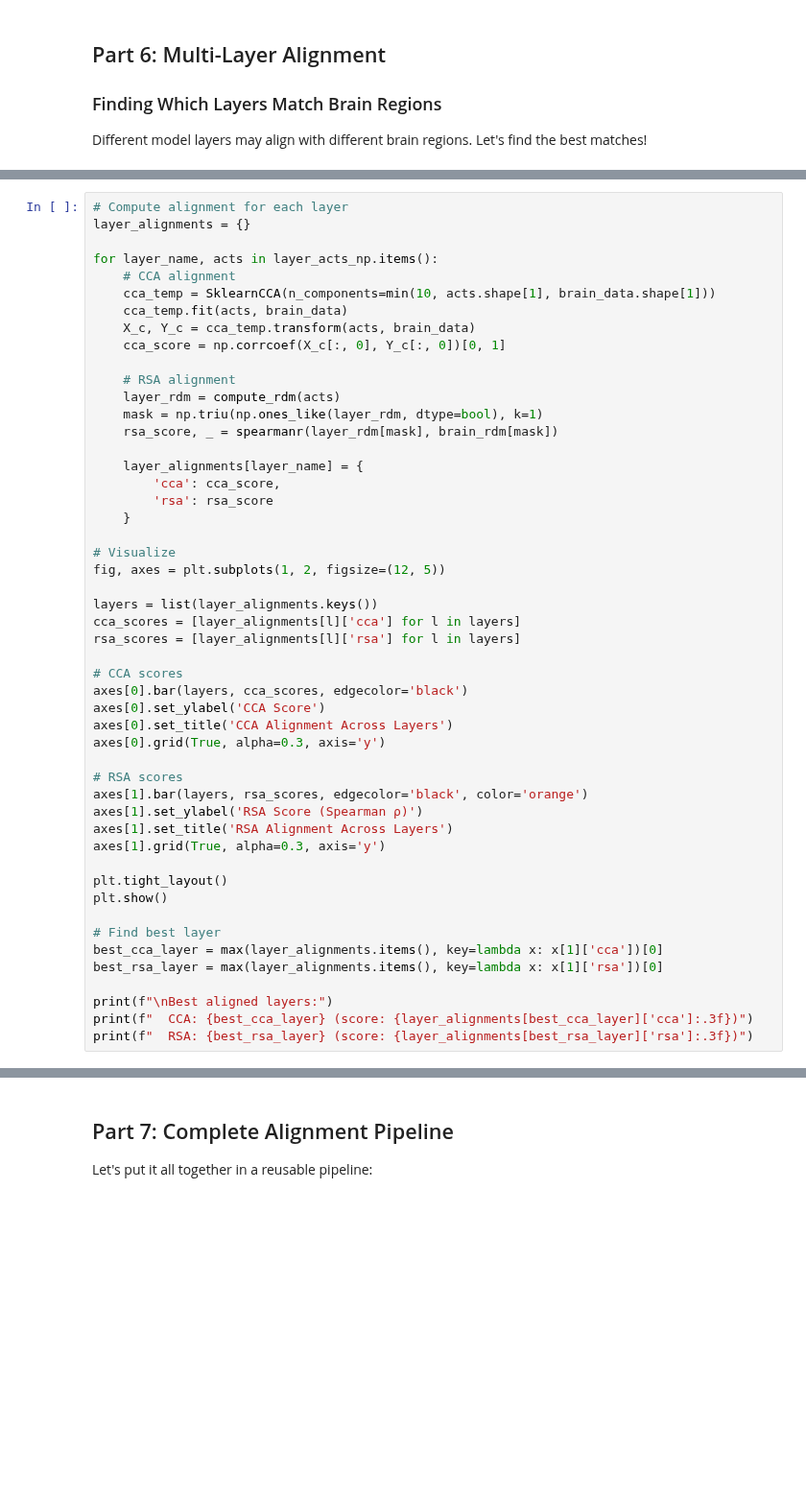
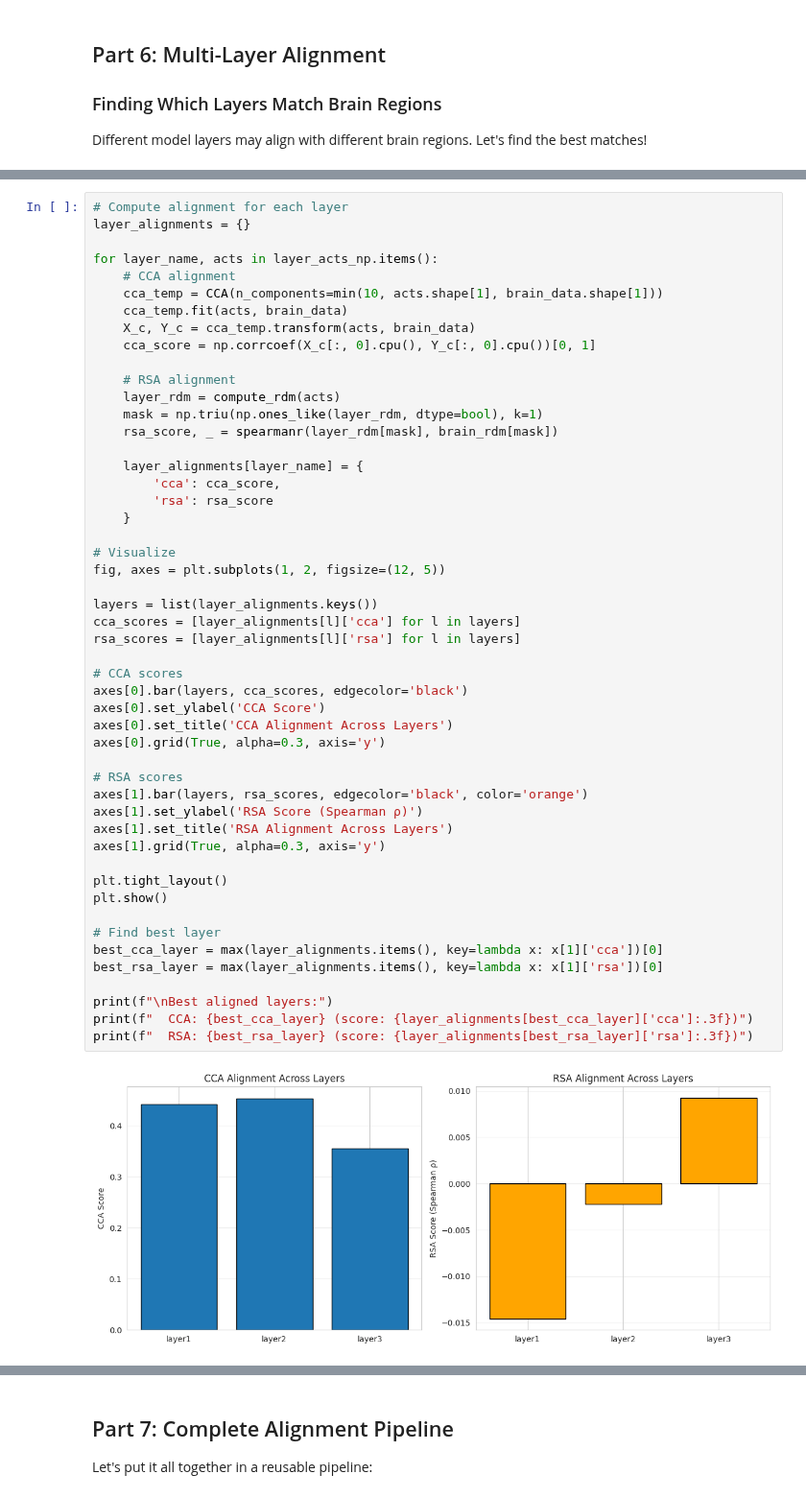
Before and after one commit to sidhulyalkar/neurOS-v1, a Jupyter notebook: packages/neuros-mechint/examples/05_brain_alignment.ipynb, the cells around one changed output, grey strips where cells are left out. Shown at 96% size. Saved outputs shown, nothing was run; the diff lists cells and outputs as text; blank space fills up the shorter version.

```diff
--- a/packages/neuros-mechint/examples/05_brain_alignment.ipynb
+++ b/packages/neuros-mechint/examples/05_brain_alignment.ipynb
@@ -572,10 +648,10 @@ layer_alignments = {}
 
 for layer_name, acts in layer_acts_np.items():
     # CCA alignment
-    cca_temp = SklearnCCA(n_components=min(10, acts.shape[1], brain_data.shape[1]))
+    cca_temp = CCA(n_components=min(10, acts.shape[1], brain_data.shape[1]))
     cca_temp.fit(acts, brain_data)
     X_c, Y_c = cca_temp.transform(acts, brain_data)
-    cca_score = np.corrcoef(X_c[:, 0], Y_c[:, 0])[0, 1]
+    cca_score = np.corrcoef(X_c[:, 0].cpu(), Y_c[:, 0].cpu())[0, 1]
 
     # RSA alignment
     layer_rdm = compute_rdm(acts)
@@ -589,30 +665,32 @@ for layer_name, acts in layer_acts_np.items():
 
 # Visualize
 fig, axes = plt.subplots(1, 2, figsize=(12, 5))
 
 layers = list(layer_alignments.keys())
 cca_scores = [layer_alignments[l]['cca'] for l in layers]
 rsa_scores = [layer_alignments[l]['rsa'] for l in layers]
 
 # CCA scores
 axes[0].bar(layers, cca_scores, edgecolor='black')
 axes[0].set_ylabel('CCA Score')
 axes[0].set_title('CCA Alignment Across Layers')
 axes[0].grid(True, alpha=0.3, axis='y')
 
 # RSA scores
 axes[1].bar(layers, rsa_scores, edgecolor='black', color='orange')
 axes[1].set_ylabel('RSA Score (Spearman ρ)')
 axes[1].set_title('RSA Alignment Across Layers')
 axes[1].grid(True, alpha=0.3, axis='y')
 
 plt.tight_layout()
 plt.show()
 
 # Find best layer
 best_cca_layer = max(layer_alignments.items(), key=lambda x: x[1]['cca'])[0]
 best_rsa_layer = max(layer_alignments.items(), key=lambda x: x[1]['rsa'])[0]
 
 print(f"\nBest aligned layers:")
 print(f"  CCA: {best_cca_layer} (score: {layer_alignments[best_cca_layer]['cca']:.3f})")
 print(f"  RSA: {best_rsa_layer} (score: {layer_alignments[best_rsa_layer]['rsa']:.3f})")
+# %% [output]
+[figure, added]
```
Also changed, not shown: parts of 15 cells of this notebook.
